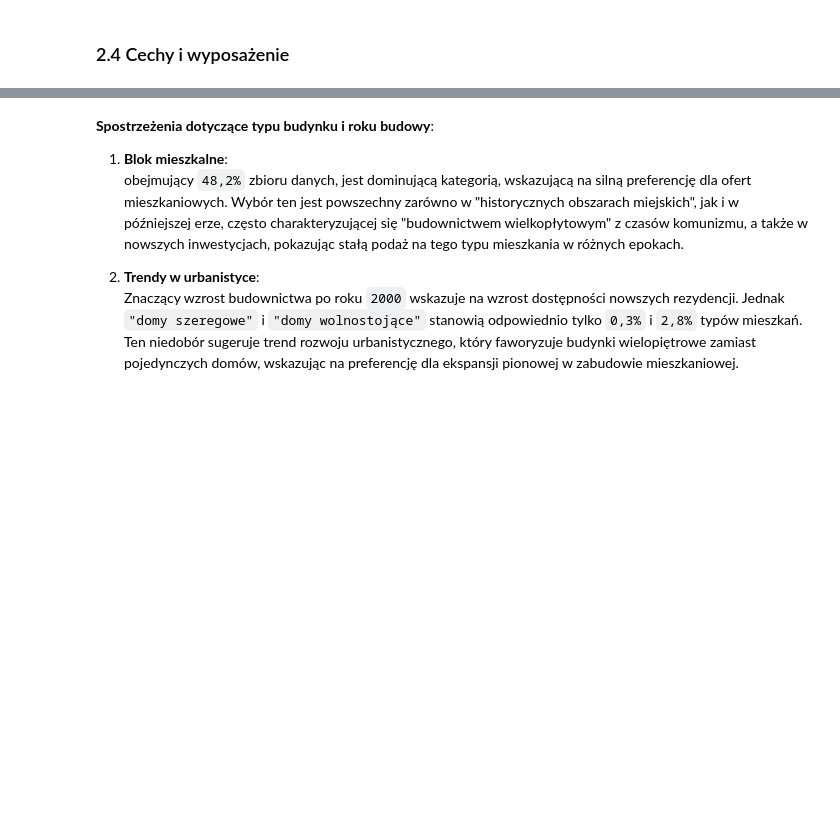
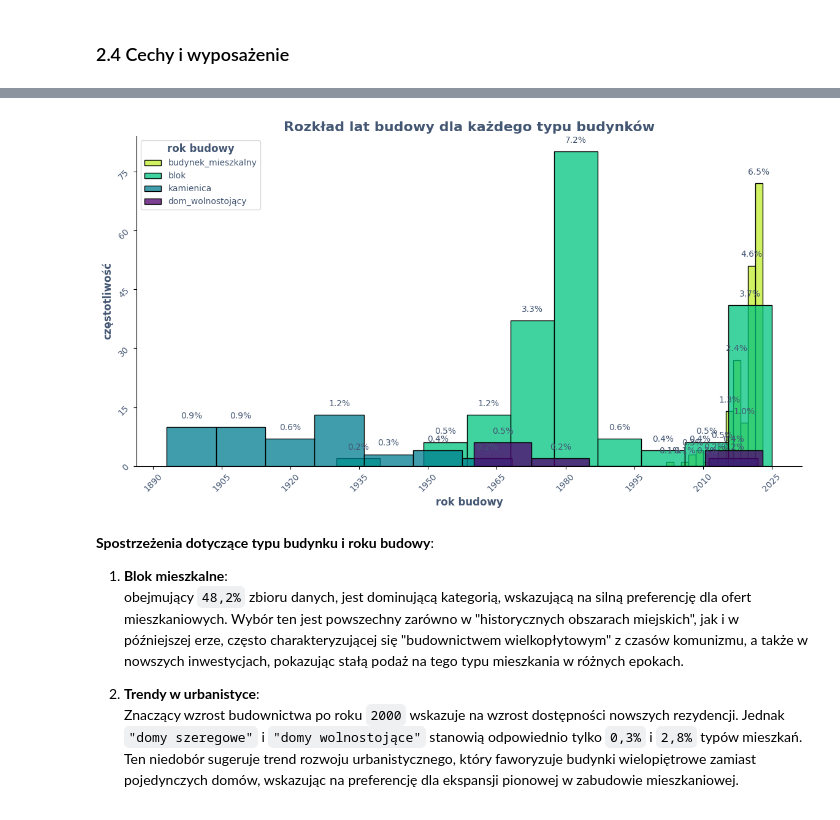
Before and after one commit to Luk-kar/Home-Market-Harvester, a Jupyter notebook: notebooks/003_EDA.pl.ipynb, the cells around one changed output, grey strips where cells are left out. Saved outputs shown, nothing was run; the diff lists cells and outputs as text; code cells hidden in the pictures; blank space fills up the shorter version.

```diff
--- a/notebooks/003_EDA.pl.ipynb
+++ b/notebooks/003_EDA.pl.ipynb
@@ -1135,3 +1119,12 @@ show_categorical_data_percentage_distribution(
+# %%
+show_categorical_data_percentage_distribution(
+    combined_df,
+    ('rodzaj_i_rocznik', 'typ_budynku'),
+    ('rodzaj_i_rocznik', 'rok_budowy'),
+    'Rozkład lat budowy dla każdego typu budynków'
+    )
+# %% [output]
+[figure, added]
 # %% [markdown]
 **Spostrzeżenia dotyczące typu budynku i roku budowy**:
 
```
Also changed, not shown: parts of 21 cells of this notebook.
